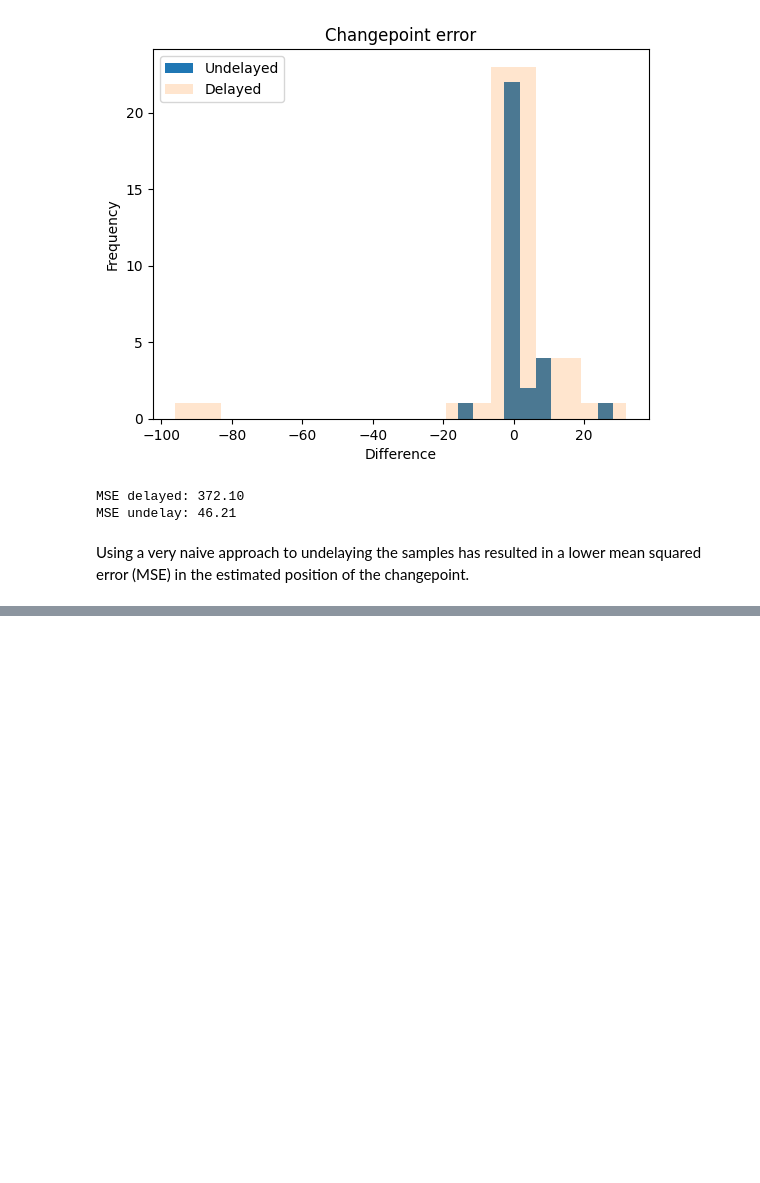
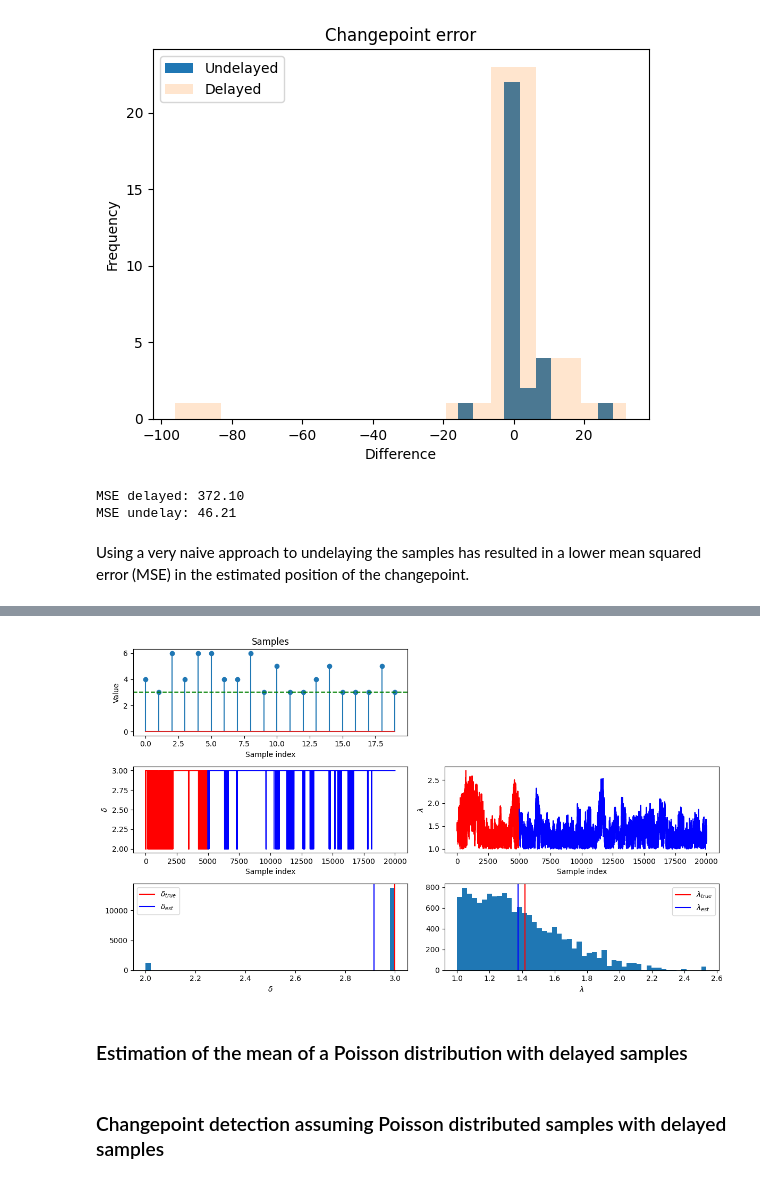
Before and after one commit to cdclaxton/learning, a Jupyter notebook: Python/DataScience/exploratory-notebooks/Changepoint detection with delayed samples.ipynb, the cells around one changed output, grey strips where cells are left out. Cells and saved outputs as stored; diff of their text form; code cells hidden in the pictures; blank space fills up the shorter version.

```diff
--- a/Python/DataScience/exploratory-notebooks/Changepoint detection with delayed samples.ipynb
+++ b/Python/DataScience/exploratory-notebooks/Changepoint detection with delayed samples.ipynb
@@ -634,0 +912,20 @@ Using a very naive approach to undelaying the samples has resulted in a lower me
+# %%
+a, b = 1, 3
+a0, b0 = 2, 5
+N = 20
+
+delta = np.random.randint(a0, b0)
+lam = np.random.uniform(a, b)
+x = np.random.poisson(lam=lam, size=N)
+y = x + delta
+# %%
+def log_likelihood(x, lam, delta, a, b, a0, b0):
+    if lam < a or lam > b or delta < a0 or delta > b0:
+        return -np.inf
+
+    if np.any(x-delta < 0):
+        return -np.inf
+
+    N = len(x)
+    return -N*(lam + delta*np.log(lam)) + np.log(lam)*np.sum(x) - \
+        np.sum(np.log(scipy.special.factorial(x-delta))) - np.log(b0-a0+1) - np.log(b-a)
@@ -634,0 +957,44 @@ Using a very naive approach to undelaying the samples has resulted in a lower me
+# %%
+fig = plt.figure(figsize=(12,7))
+
+plt.subplot(3, 2, 1)
+plt.stem(y)
+plt.axhline(y=delta, color='g', linestyle='--')
+plt.xlabel('Sample index')
+plt.ylabel('Value')
+plt.title('Samples')
+
+plt.subplot(3, 2, 3)
+plt.plot(range(burnin), delta_est[:burnin], 'r', label='Burnin')
+plt.plot(range(burnin, len(delta_est)), delta_est[burnin:], 'b')
+plt.xlabel('Sample index')
+plt.ylabel('$\\delta$')
+
+plt.subplot(3, 2, 4)
+plt.plot(range(burnin), lam_est[:burnin], 'r', label='Burnin')
+plt.plot(range(burnin, len(lam_est)), lam_est[burnin:], 'b')
+plt.xlabel('Sample index')
+plt.ylabel('$\\lambda$')
+
+plt.subplot(3, 2, 5)
+plt.hist(delta_est[burnin:], bins=50)
+plt.axvline(x=delta, label='$\\delta_{true}$', color='r')
+plt.axvline(x=np.mean(delta_est[burnin:]), label='$\\delta_{est}$', color='b')
+plt.xlabel('$\\delta$')
+plt.legend()
+
+plt.subplot(3, 2, 6)
+plt.hist(lam_est[burnin:], bins=50)
+plt.axvline(x=lam, label='$\\lambda_{true}$', color='r')
+plt.axvline(x=np.mean(lam_est[burnin:]), label='$\\lambda_{est}$', color='b')
+plt.xlabel('$\\lambda$')
+plt.legend()
+
+plt.tight_layout()
+plt.show()
+# %% [output]
+[figure, added]
+# %% [markdown]
+### Estimation of the mean of a Poisson distribution with delayed samples
+# %% [markdown]
+### Changepoint detection assuming Poisson distributed samples with delayed samples
```
Also changed, not shown: parts of 19 cells of this notebook.
